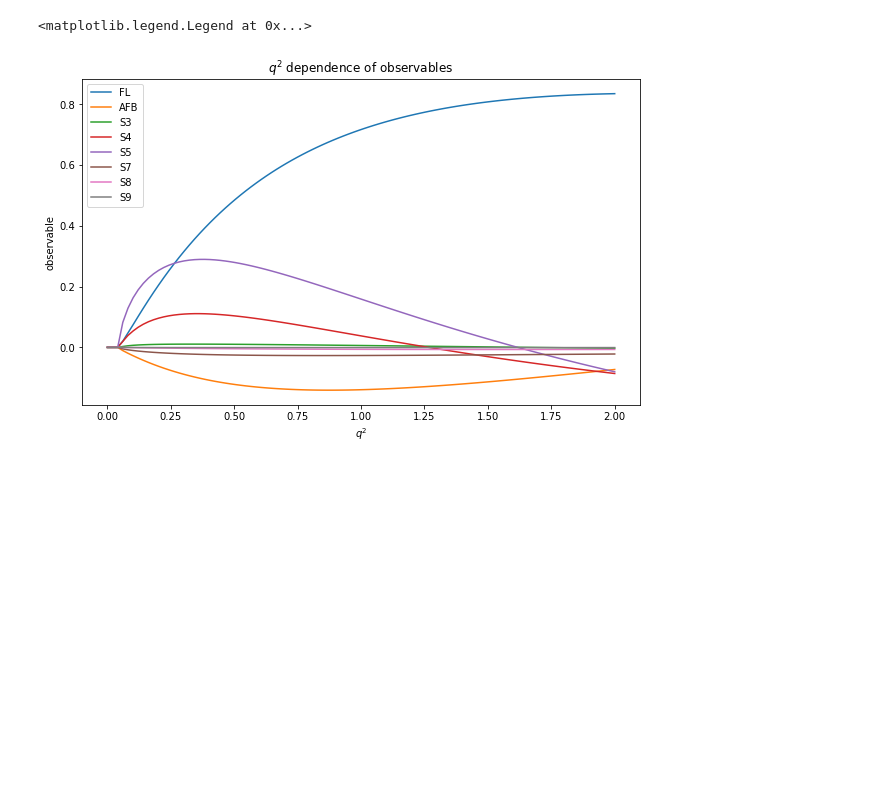
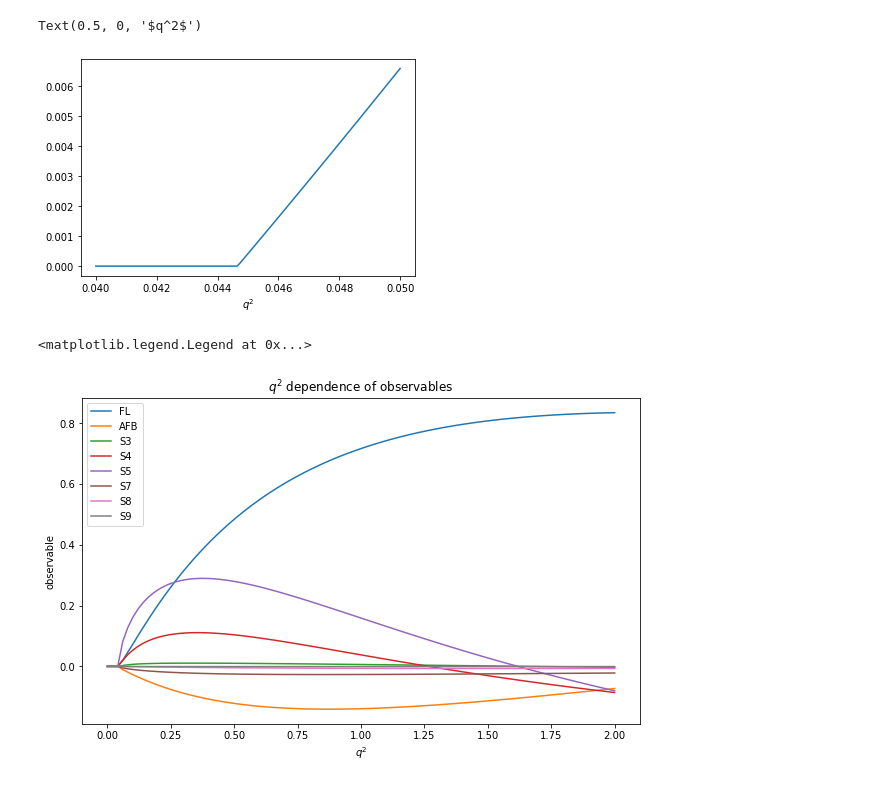
Before and after one commit to oskberg/new-physics, a Jupyter notebook: toy_data/wilson_regression/coefficients_q_dependence.ipynb, the cells around one changed output. Cells and saved outputs as stored; diff of their text form; code cells hidden in the pictures; blank space fills up the shorter version.

```diff
--- a/toy_data/wilson_regression/coefficients_q_dependence.ipynb
+++ b/toy_data/wilson_regression/coefficients_q_dependence.ipynb
@@ -21,4 +26,15 @@ for obs in obs_si:
     observable_range[obs] = coefficient_values
+# %%
+vals = []
+qx = np.linspace(0.04,0.05,100)
+for qqq in qx:
+    vals.append(flavio.np_prediction(f'FL(B0->K*mumu)', wilson_coef, qqq))
+# %%
+plt.plot(qx, vals)
+plt.xlabel('$q^2$')
+# %% [output]
+Text(0.5, 0, '$q^2$')
+[figure, added]
 # %%
 plt.figure(figsize=(10,6))
 plt.title('$q^2$ dependence of observables')
```
Also changed, not shown: parts of 3 cells of this notebook, 10 other files.
